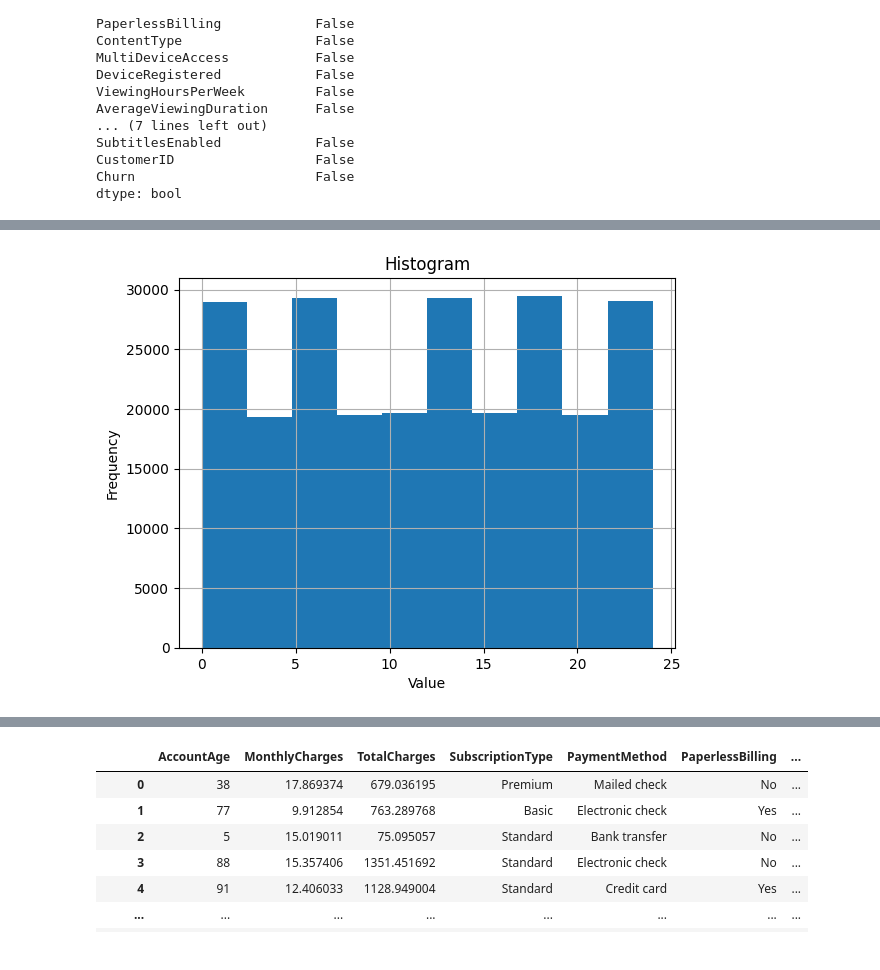
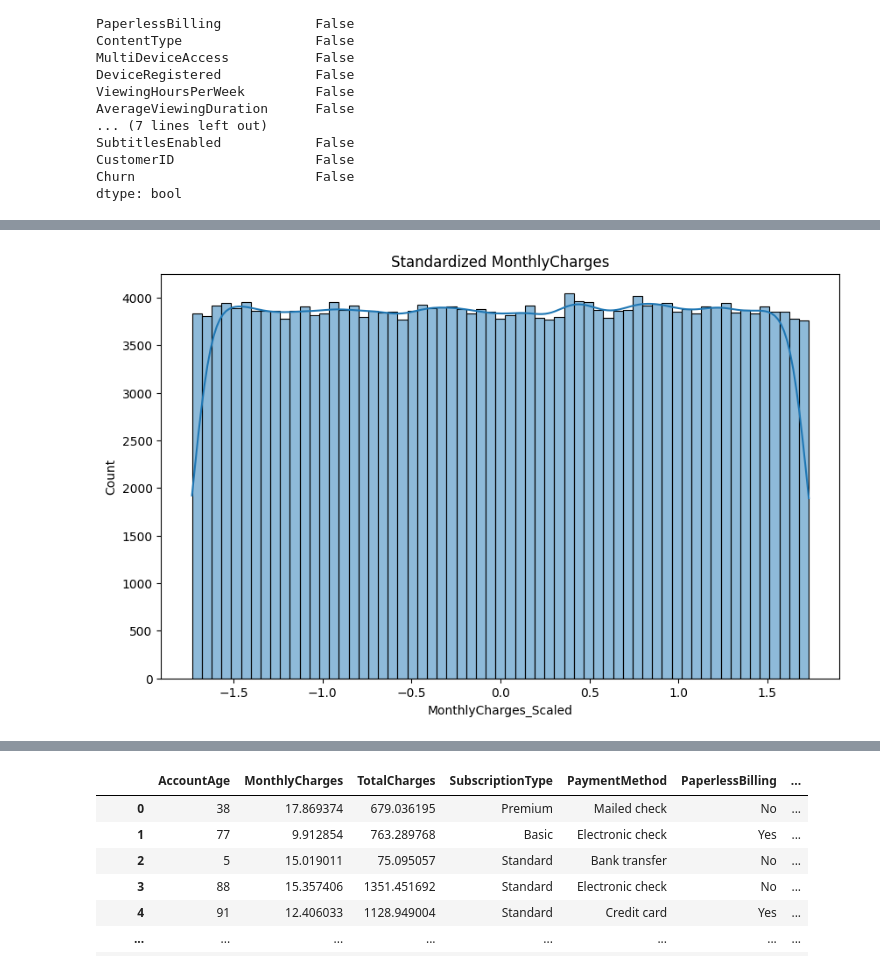
Before and after one commit to wiss0212/Video_streaming_churn, a Jupyter notebook: Project_video_streaming.ipynb, the cells around one changed output, grey strips where cells are left out. Drawn from its saved outputs; the diff is of its cells as text; code cells hidden in the pictures.

```diff
--- a/Project_video_streaming.ipynb
+++ b/Project_video_streaming.ipynb
@@ -109,9 +132,19 @@ dtype: bool
+# %%
+from sklearn.preprocessing import StandardScaler
+from sklearn.utils import resample
+
+# Transformation logarithmique
+train_df['TotalCharges_Log'] = np.log1p(train_df['TotalCharges'])
+
+# Normalisation
+scaler = StandardScaler()
+train_df['TotalCharges'] = scaler.fit_transform(train_df[['MonthlyCharges']])
 # %%
-# Histogram
-train_df.hist(['WatchlistSize'])
-plt.title('Histogram')
-plt.xlabel('Value')
-plt.ylabel('Frequency')
+plt.figure(figsize=(10, 6))
+sns.histplot(train_df['TotalCharges'], kde=True)
+plt.title('Standardized MonthlyCharges')
+plt.xlabel('MonthlyCharges_Scaled')
+plt.ylabel('Count')
 plt.show()
 # %% [output]
-[figure, old version]
+[figure, new version]
```
Also changed, not shown: parts of 23 cells of this notebook.
